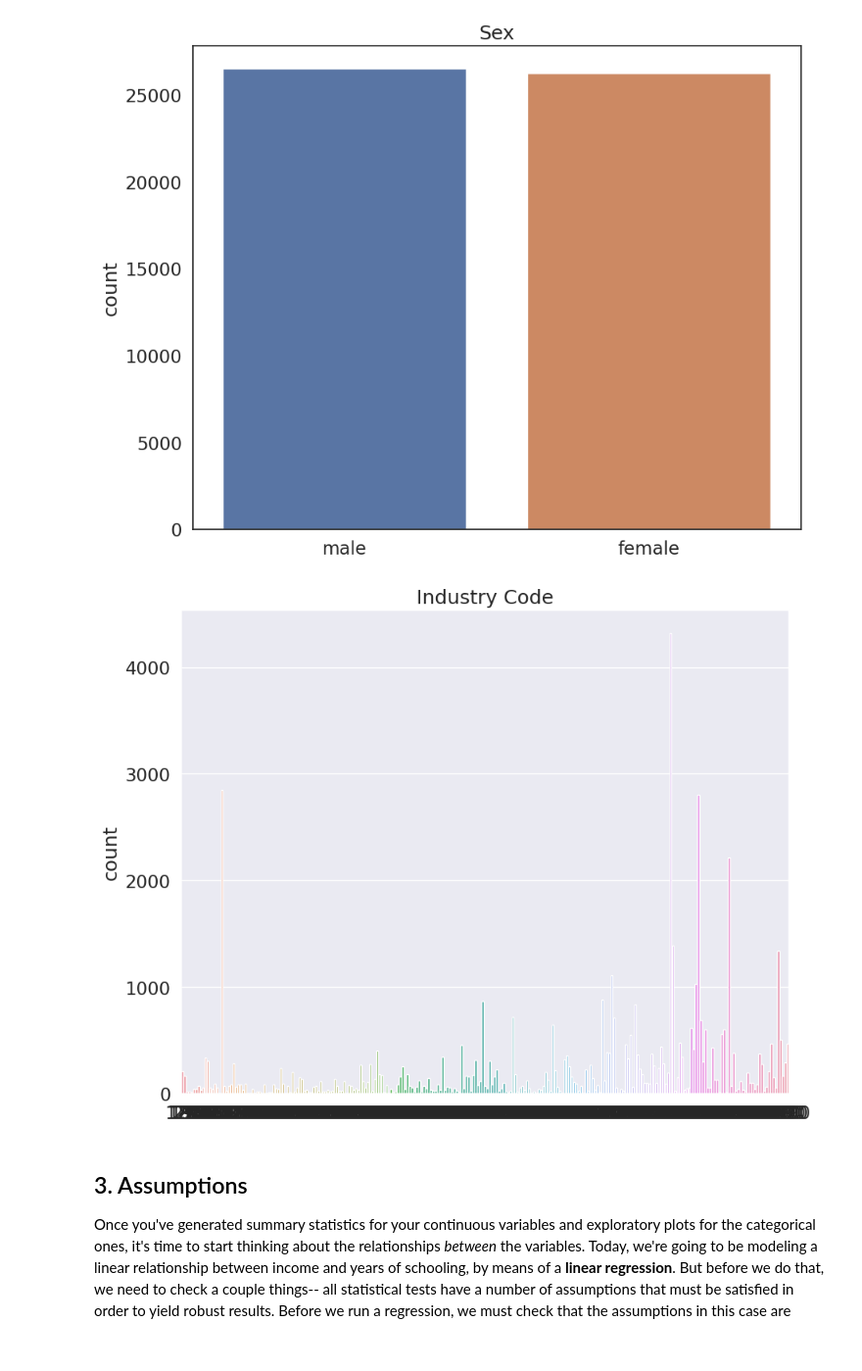
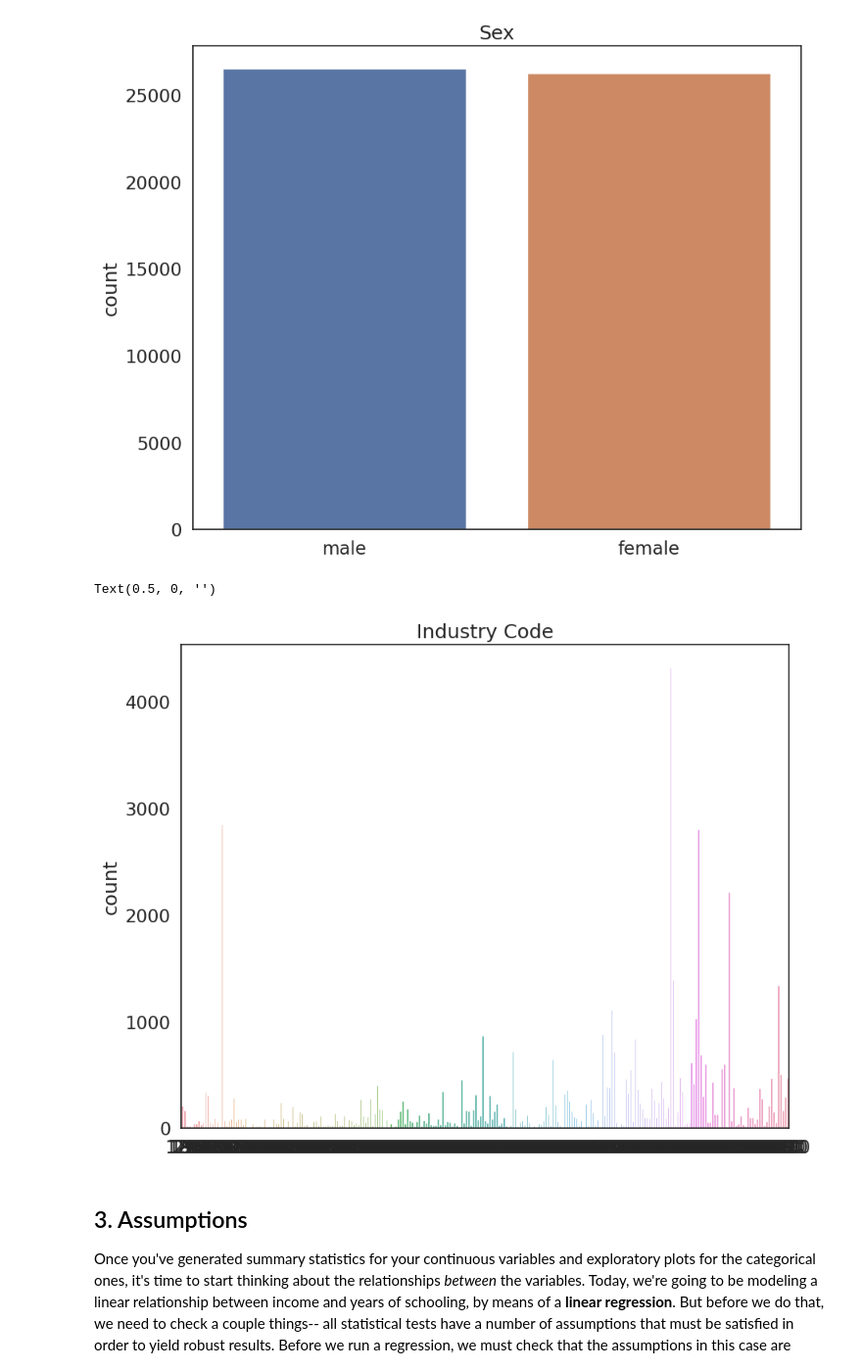
Before and after one commit to danakrasznai/QM2, a Jupyter notebook: notebooks/W08. Linear Regression.ipynb, the cells around one changed output. Shown at 98% size. Saved outputs shown, nothing was run; the diff lists cells and outputs as text; code cells hidden in the pictures.

```diff
--- a/notebooks/W08. Linear Regression.ipynb
+++ b/notebooks/W08. Linear Regression.ipynb
@@ -182,13 +180,11 @@ plt.show()
 # %%
 sns.countplot(data=reg_df, x='ind')
 
 plt.title('Industry Code')
 plt.xlabel('')
-plt.show()
-pylab.rcParams['figure.figsize'] = (100., 8.)
-sns.set(font_scale=1.5)
 # %% [output]
+Text(0.5, 0, '')
-[figure, old version]
+[figure, new version]
 # %% [markdown]
 ## 3. Assumptions
 
```
Also changed, not shown: parts of 22 cells of this notebook.
